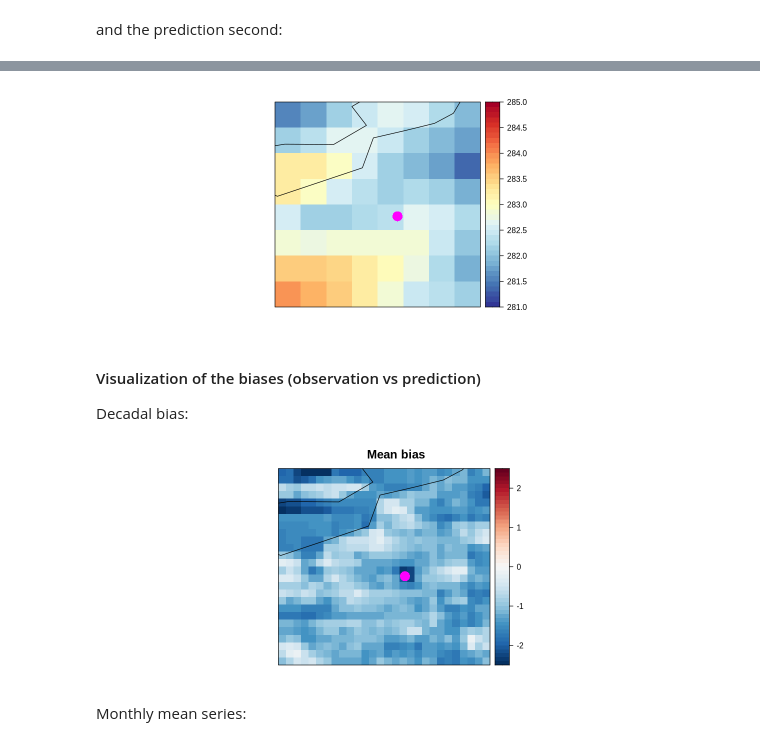
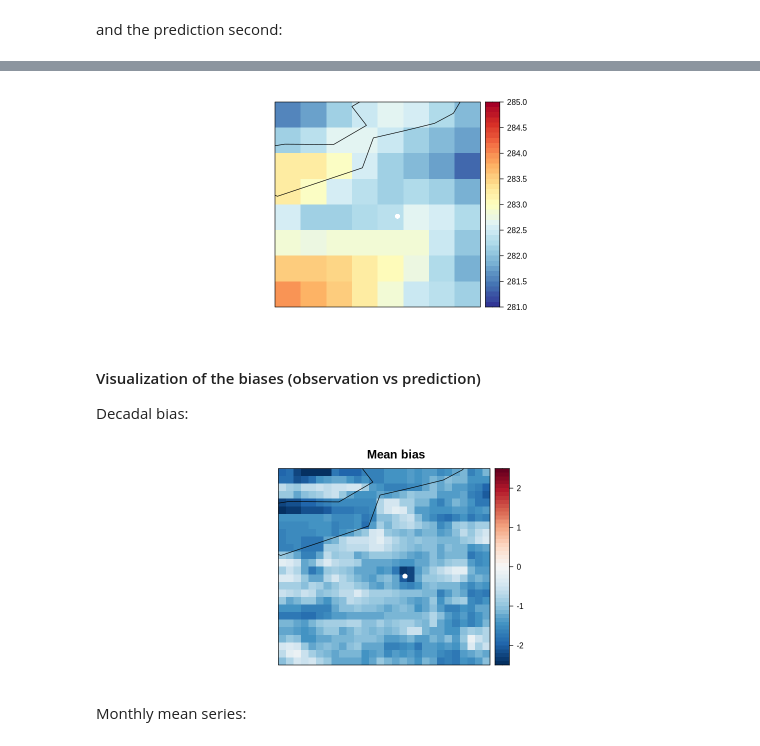
Before and after one commit to impetus4change/T31-ESD-hub, a Jupyter notebook: Notebooks/Bias_adjustment_with_climate4R.ipynb, the cells around one changed output, grey strips where cells are left out. Saved outputs shown, nothing was run; the diff lists cells and outputs as text; code cells hidden in the pictures.

```diff
--- a/Notebooks/2024_bias_correction_with_climate4R.ipynb
+++ b/Notebooks/Bias_adjustment_with_climate4R.ipynb
@@ -165,7 +175,7 @@ head(datasets)
 [5] "../data/ncml/EC-Earth3/dcppA-hindcast/s1964-r1i4p1f1_day_tas_gr_v20220322.ncml"
 [6] "../data/ncml/EC-Earth3/dcppA-hindcast/s1965-r1i4p1f1_day_tas_gr_v20220322.ncml"
 # %%
-ncml.dir.obs <- sprintf("%s/ncml/CERRA", data.dir)
+ncml.dir.obs <- sprintf("%s/CERRA", data.dir)
 dataset.obs <- list.files(ncml.dir.obs, full.names = T)
 dataset.obs
 # %% [output]
@@ -177,7 +187,7 @@ Example for the initialization year selected above, covering a 10-year period st
 
 Select the corresponding dataset:
 # %%
-dataset.init <- grep(datasets, pattern = initialization.year, value = T) %>% print
+(dataset.init <- grep(datasets, pattern = initialization.year, value = T))
 # %% [output]
 [1] "../data/ncml/EC-Earth3/dcppA-hindcast/s1984-r1i4p1f1_day_tas_gr_v20220322.ncml"
 # %% [markdown]
@@ -222,8 +232,11 @@ List of 4
 
 The observational reference grid is high resolution, therefore, it is a common practice to perform an upscaling in order to avoid a big resolution mismatch. For eficiency, here  data loading is performed year by year and upscaled in each iteration. This operation takes a few minutes.
 # %%
-if (!file.exists(paste0(base.filename, "_city.obs.rda"))) {
-
+cache.file <- paste0(base.filename, "_city.obs.rda")
+if (file.exists(cache.file)) {
+    message("Reading from cache.")
+    city.obs <- readRDS(cache.file)
+} else {
     city.obs <- lapply(initialization.year : (initialization.year + 11), function(y) {
         message("Loading and upscaling year...", y)
         loadGridData(dataset.obs,
@@ -234,11 +247,5 @@ if (!file.exists(paste0(base.filename, "_city.obs.rda"))) {
         upscaleGrid(times = obs.upscaling.factor, aggr.fun = list(FUN = "mean", na.rm = T)) %>%
         redim(drop = TRUE) %>% suppressMessages
     })
-
-    saveRDS(city.obs, paste0(base.filename, "_city.obs.rda"))
-
-} else {
-
-    city.obs <- readRDS(paste0(base.filename, "_city.obs.rda"))
-
+    saveRDS(city.obs, cache.file)
 }
@@ -284,0 +282,9 @@ spatialPlot(city.obs %>% climatology,
+# %%
+layout.city.centre <- list(list("sp.points", city.centre, pch = 16, cex = 1, col = "white"))
+cbar.ticks <- seq(281, 285, 0.1)
+spatialPlot(city.obs %>% climatology,
+            backdrop.theme = "coastline",
+            at = cbar.ticks,
+            set.max = max(cbar.ticks),
+            rev.colors = TRUE,
+            sp.layout = layout.city.centre)
@@ -288,6 +299,6 @@ and the prediction second:
 spatialPlot(city.pred %>% climatology,
             backdrop.theme = "coastline",
             rev.colors = TRUE,
-            at = seq(281, 285, 0.1),
-            sp.layout = list("sp.points", city.centre, pch = 16, cex = 2, col = "magenta") %>% list)
+            at = cbar.ticks,
+            sp.layout = layout.city.centre)
 # %% [output]
@@ -297,4 +308,4 @@ spatialPlot(city.pred %>% climatology,
-[figure, old version]
+[figure, new version]
 # %% [markdown]
 #### Visualization of the biases (observation vs prediction)
 
@@ -304,15 +315,16 @@ city.pred.i <- interpGrid(city.pred, new.coordinates = getGrid(city.obs)) %>% su
 diff <- gridArithmetics(city.pred.i %>% climatology,
                         city.obs %>% climatology,
                         operator = "-") %>% suppressMessages
-spatialPlot(diff, backdrop.theme = "coastline", at = seq(-2.5, 2.5, 0.1),
-            set.max = 2.5,
-            set.min = -2.5,
+cbar.ticks.bias <- seq(-2.5, 2.5, 0.1)
+spatialPlot(diff, backdrop.theme = "coastline", at = cbar.ticks.bias,
+            set.max = max(cbar.ticks.bias),
+            set.min = min(cbar.ticks.bias),
             color.theme = "RdBu",
             rev.colors = TRUE,
             main = "Mean bias",
-            sp.layout = list("sp.points", city.centre, pch = 16, cex = 2, col = "magenta") %>% list)
+            sp.layout = layout.city.centre)
 # %% [output]
-[figure, old version]
+[figure, new version]
 # %% [markdown]
 Monthly mean series:
 # %%
```
Also changed, not shown: parts of 38 cells of this notebook, 1 other file.
